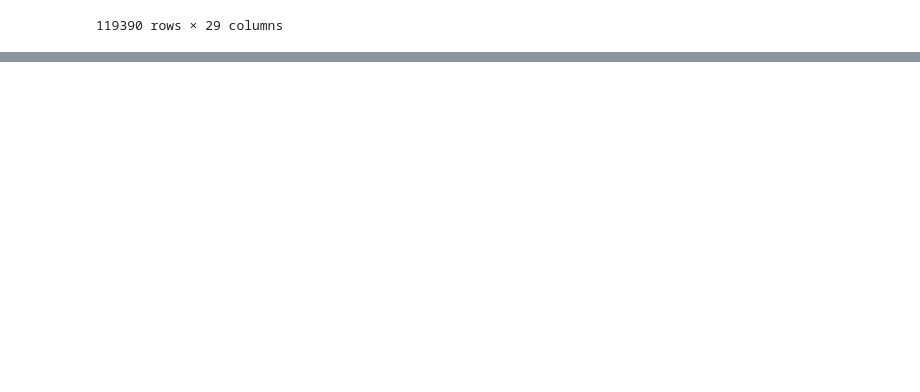
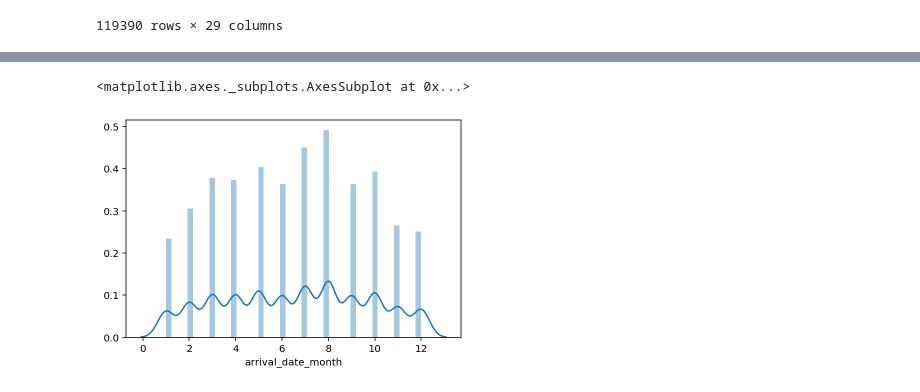
Before and after one commit to kyulimpark/EDA_project_hotel, a Jupyter notebook: EDA_project_hotel_01.ipynb, the cells around one changed output, grey strips where cells are left out. Saved outputs shown, nothing was run; the diff lists cells and outputs as text; code cells hidden in the pictures; blank space fills up the shorter version.

```diff
--- a/EDA_project_hotel_01.ipynb
+++ b/EDA_project_hotel_01.ipynb
@@ -151,0 +223,7 @@ df2.to_csv("hotel_eda.csv",mode='w', header=False)
+# %%
+ic=hotel2_df["is_canceled"]
+adm=hotel2_df["arrival_date_month"]
+# %%
+ic_df=pd.DataFrame(ic)
+adm_df=pd.DataFrame(adm)
+ic_adm = pd.concat([ic_df, adm_df], axis=1)
@@ -151,0 +244,13 @@ df2.to_csv("hotel_eda.csv",mode='w', header=False)
+# %%
+czn1=ic_adm.loc[(ic_adm["is_canceled"]==0) & (ic_adm["arrival_date_month"] == 1)]
+czn2=ic_adm.loc[(ic_adm["is_canceled"]==0) & (ic_adm["arrival_date_month"] == 2)]
+czn3=ic_adm.loc[(ic_adm["is_canceled"]==0) & (ic_adm["arrival_date_month"] == 3)]
+czn4=ic_adm.loc[(ic_adm["is_canceled"]==0) & (ic_adm["arrival_date_month"] == 4)]
+czn5=ic_adm.loc[(ic_adm["is_canceled"]==0) & (ic_adm["arrival_date_month"] == 5)]
+czn6=ic_adm.loc[(ic_adm["is_canceled"]==0) & (ic_adm["arrival_date_month"] == 6)]
+czn7=ic_adm.loc[(ic_adm["is_canceled"]==0) & (ic_adm["arrival_date_month"] == 7)]
+czn8=ic_adm.loc[(ic_adm["is_canceled"]==0) & (ic_adm["arrival_date_month"] == 8)]
+czn9=ic_adm.loc[(ic_adm["is_canceled"]==0) & (ic_adm["arrival_date_month"] == 9)]
+czn10=ic_adm.loc[(ic_adm["is_canceled"]==0) & (ic_adm["arrival_date_month"] == 10)]
+czn11=ic_adm.loc[(ic_adm["is_canceled"]==0) & (ic_adm["arrival_date_month"] == 11)]
+czn12=ic_adm.loc[(ic_adm["is_canceled"]==0) & (ic_adm["arrival_date_month"] == 12)]
@@ -151,0 +270,3 @@ df2.to_csv("hotel_eda.csv",mode='w', header=False)
+# %%
+cz_sum = pd.concat([czn1, czn2, czn3, czn4, czn5, czn6, czn7, czn8, czn9, czn10, czn11, czn12])
+cz_sum
@@ -151,0 +304,5 @@ df2.to_csv("hotel_eda.csv",mode='w', header=False)
+# %%
+sns.distplot(cz_sum["arrival_date_month"])
+# %% [output]
+<matplotlib.axes._subplots.AxesSubplot at 0x...>
+[figure, added]
```
Also changed, not shown: parts of 37 cells of this notebook.
